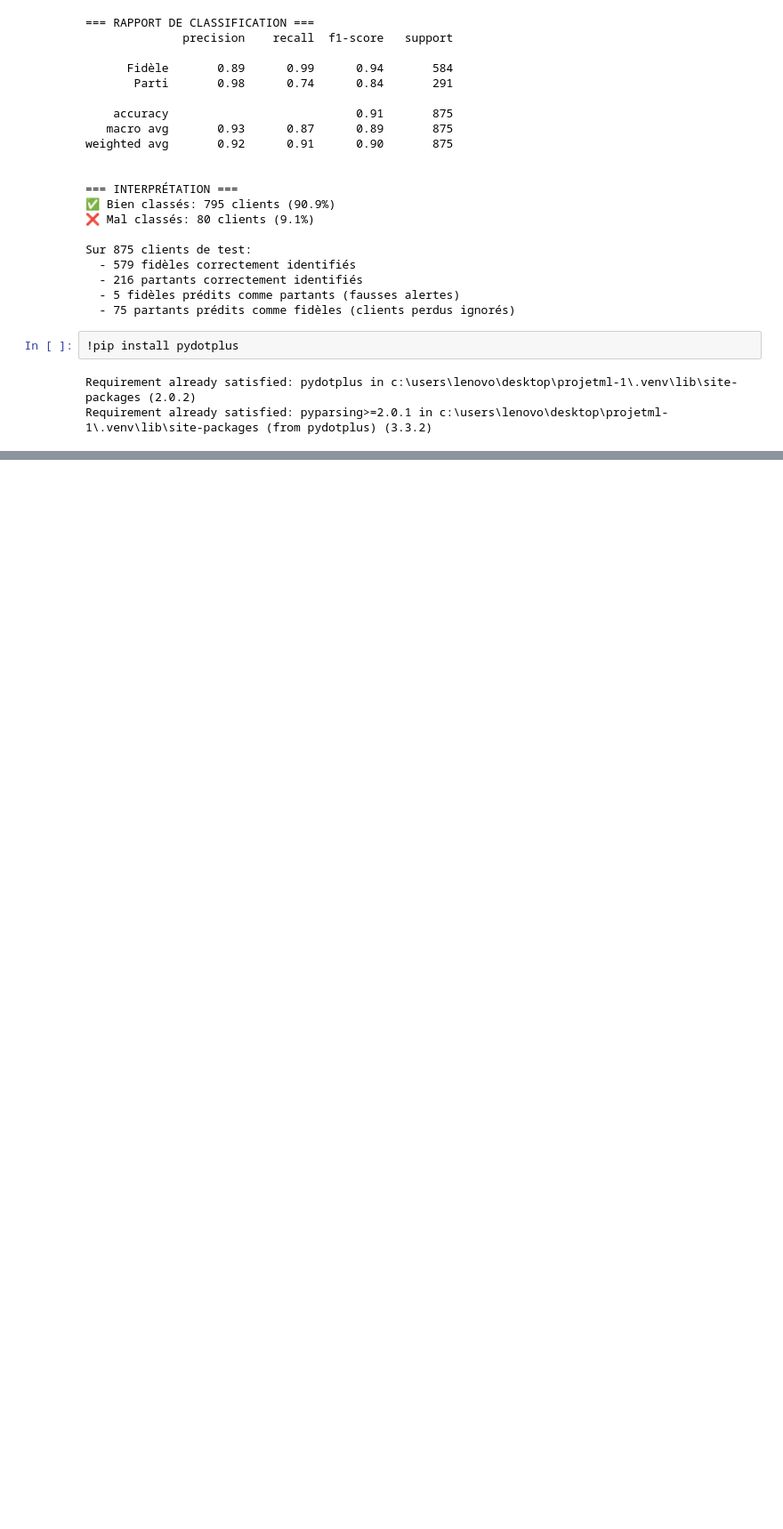
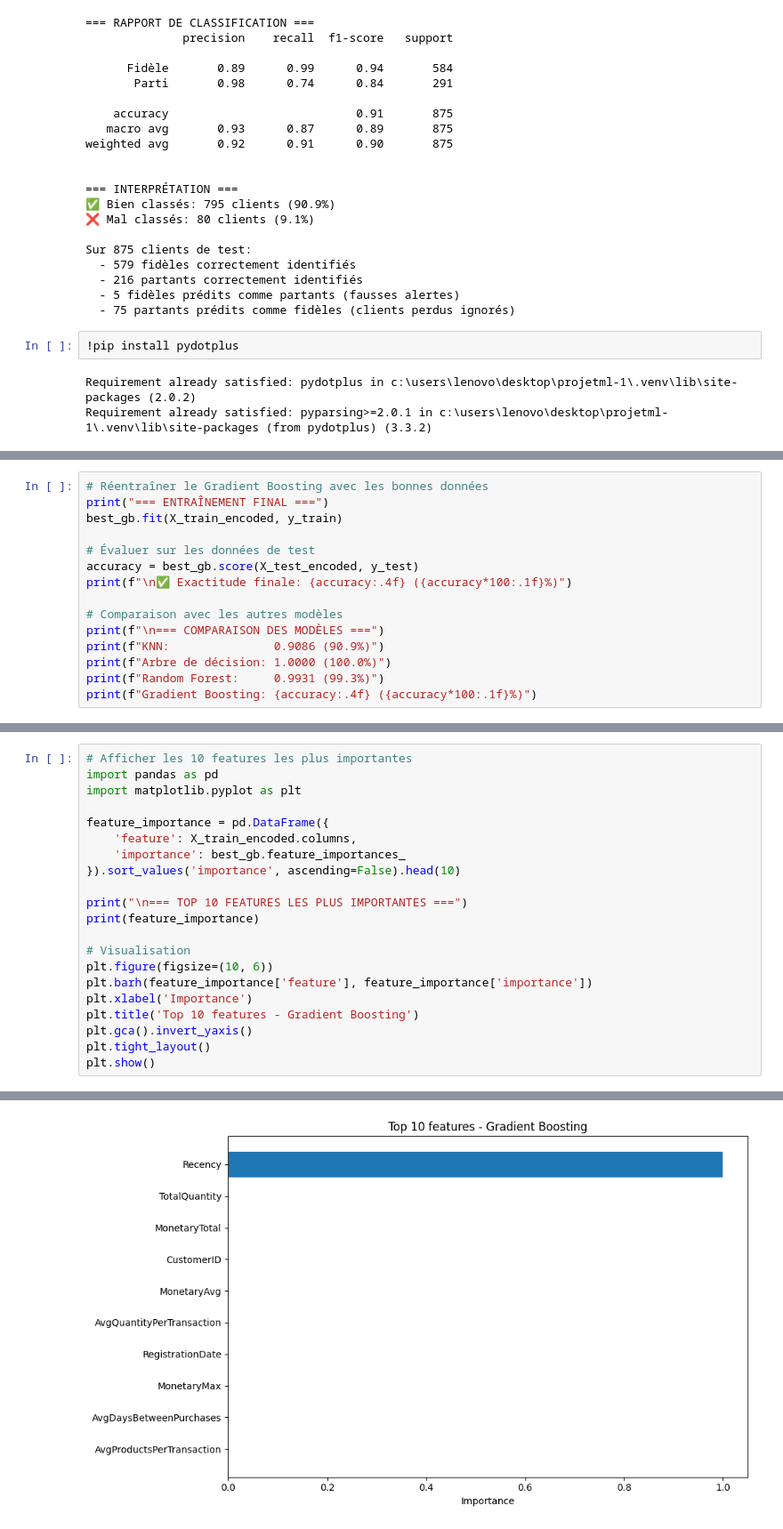
Before and after one commit to myriamBenAbd0607/ProjetML, a Jupyter notebook: notebooks/1-exploitationData.ipynb, the cells around one changed output, grey strips where cells are left out. Shown at 89% size. Drawn from its saved outputs; the diff is of its cells as text; blank space fills up the shorter version.

```diff
--- a/notebooks/1-exploitationData.ipynb
+++ b/notebooks/1-exploitationData.ipynb
@@ -774,0 +1240,15 @@ except FileNotFoundError:
+# %%
+# Réentraîner le Gradient Boosting avec les bonnes données
+print("=== ENTRAÎNEMENT FINAL ===")
+best_gb.fit(X_train_encoded, y_train)
+
+# Évaluer sur les données de test
+accuracy = best_gb.score(X_test_encoded, y_test)
+print(f"\n✅ Exactitude finale: {accuracy:.4f} ({accuracy*100:.1f}%)")
+
+# Comparaison avec les autres modèles
+print(f"\n=== COMPARAISON DES MODÈLES ===")
+print(f"KNN:               0.9086 (90.9%)")
+print(f"Arbre de décision: 1.0000 (100.0%)")
+print(f"Random Forest:     0.9931 (99.3%)")
+print(f"Gradient Boosting: {accuracy:.4f} ({accuracy*100:.1f}%)")
@@ -774,0 +1265,22 @@ except FileNotFoundError:
+# %%
+# Afficher les 10 features les plus importantes
+import pandas as pd
+import matplotlib.pyplot as plt
+
+feature_importance = pd.DataFrame({
+    'feature': X_train_encoded.columns,
+    'importance': best_gb.feature_importances_
+}).sort_values('importance', ascending=False).head(10)
+
+print("\n=== TOP 10 FEATURES LES PLUS IMPORTANTES ===")
+print(feature_importance)
+
+# Visualisation
+plt.figure(figsize=(10, 6))
+plt.barh(feature_importance['feature'], feature_importance['importance'])
+plt.xlabel('Importance')
+plt.title('Top 10 features - Gradient Boosting')
+plt.gca().invert_yaxis()
+plt.tight_layout()
+plt.show()
+# %% [output]
@@ -774,0 +1299 @@ except FileNotFoundError:
+[figure, added]
```
Also changed, not shown: parts of 23 cells of this notebook, 15 other files.
